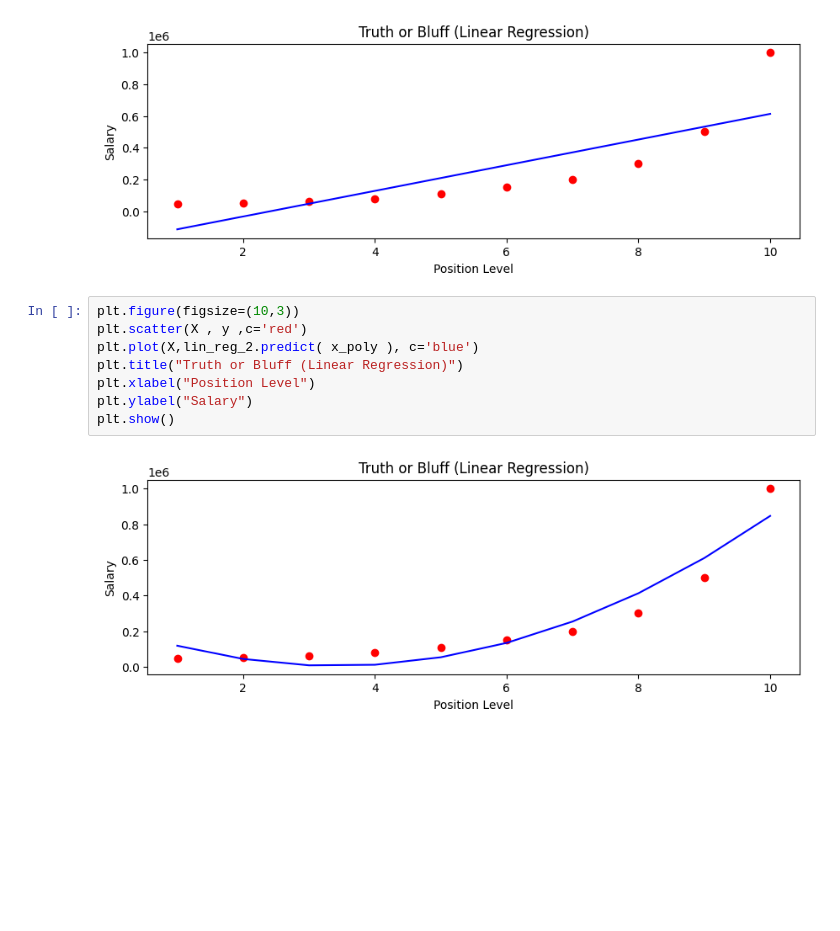
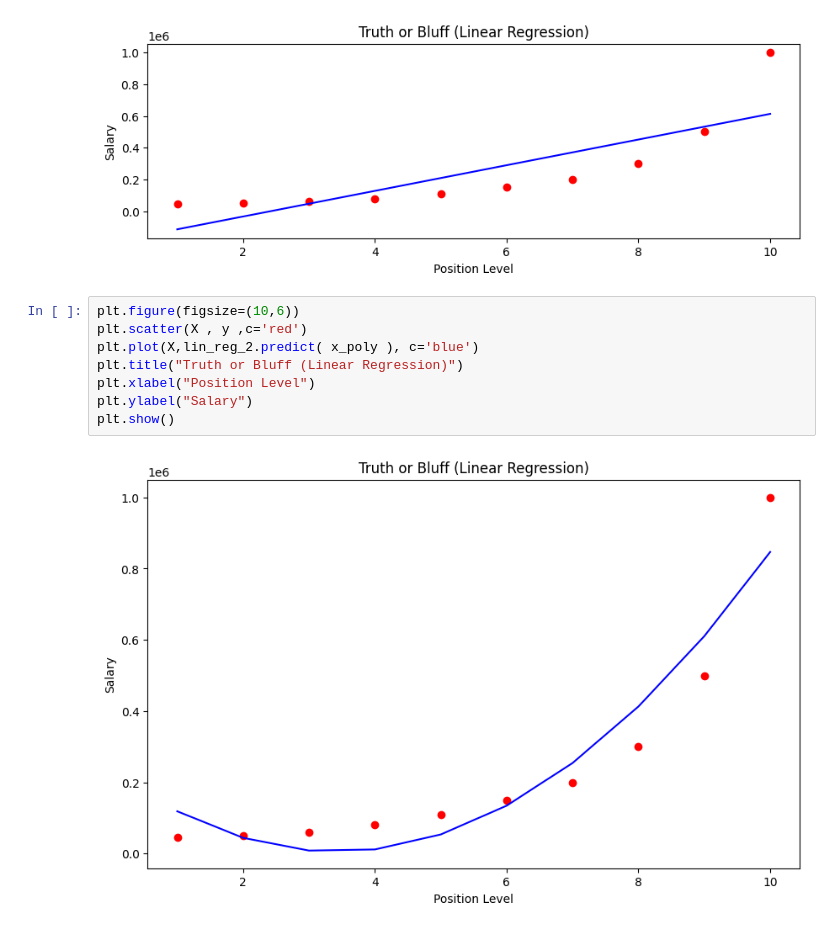
Before and after one commit to XXRadeonXFX/ML_Basics, a Jupyter notebook: Machine Learning A-Z (Codes and Datasets)/Part 2 - Regression/Section 6 - Polynomial Regression/Python/Practice.ipynb, the cells around one changed output. Saved outputs shown, nothing was run; the diff lists cells and outputs as text; blank space fills up the shorter version.

```diff
--- a/Machine Learning A-Z (Codes and Datasets)/Part 2 - Regression/Section 6 - Polynomial Regression/Python/Practice.ipynb
+++ b/Machine Learning A-Z (Codes and Datasets)/Part 2 - Regression/Section 6 - Polynomial Regression/Python/Practice.ipynb
@@ -75,12 +88,12 @@ plt.show()
 # %% [output]
 [figure]
 # %%
-plt.figure(figsize=(10,3))
+plt.figure(figsize=(10,6))
 plt.scatter(X , y ,c='red')
 plt.plot(X,lin_reg_2.predict( x_poly ), c='blue')
 plt.title("Truth or Bluff (Linear Regression)")
 plt.xlabel("Position Level")
 plt.ylabel("Salary")
 plt.show()
 # %% [output]
-[figure, old version]
+[figure, new version]
```
Also changed, not shown: parts of 1 cell of this notebook.
